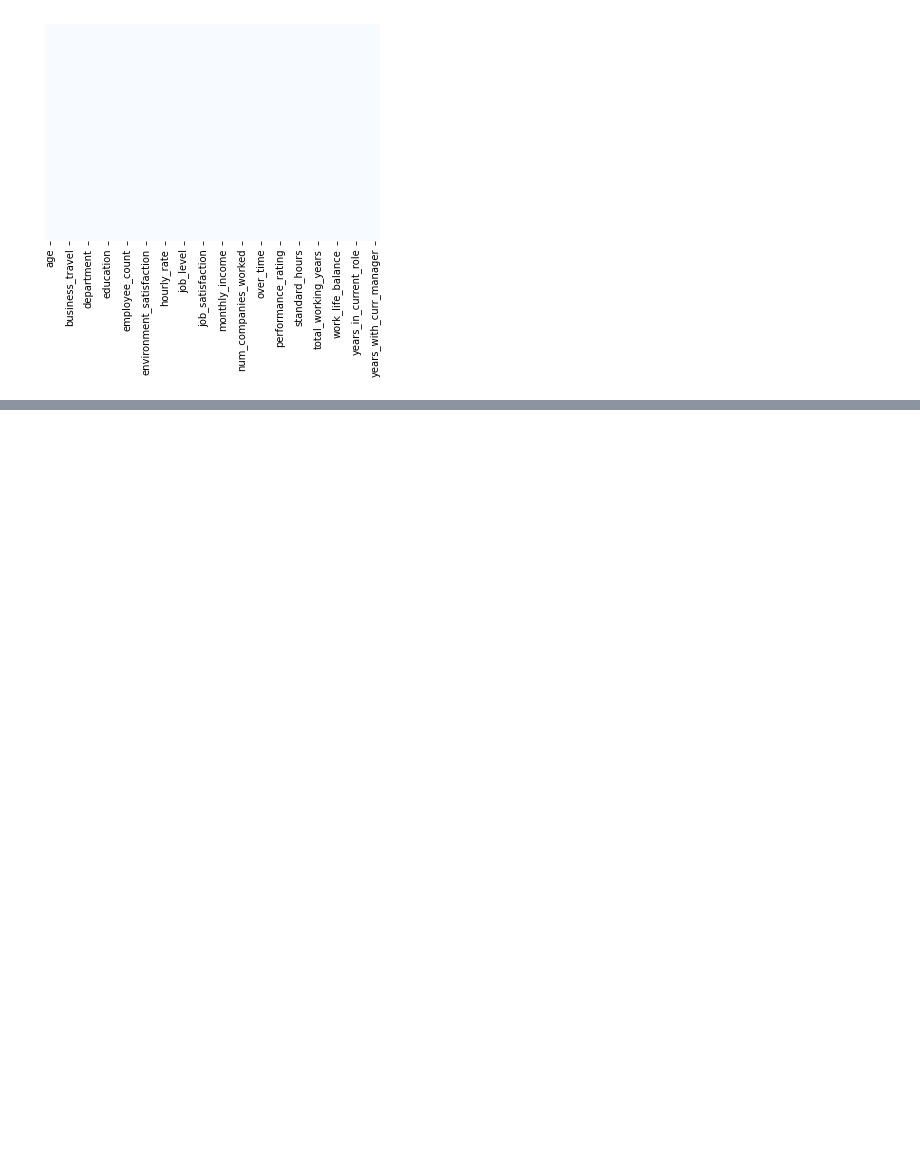
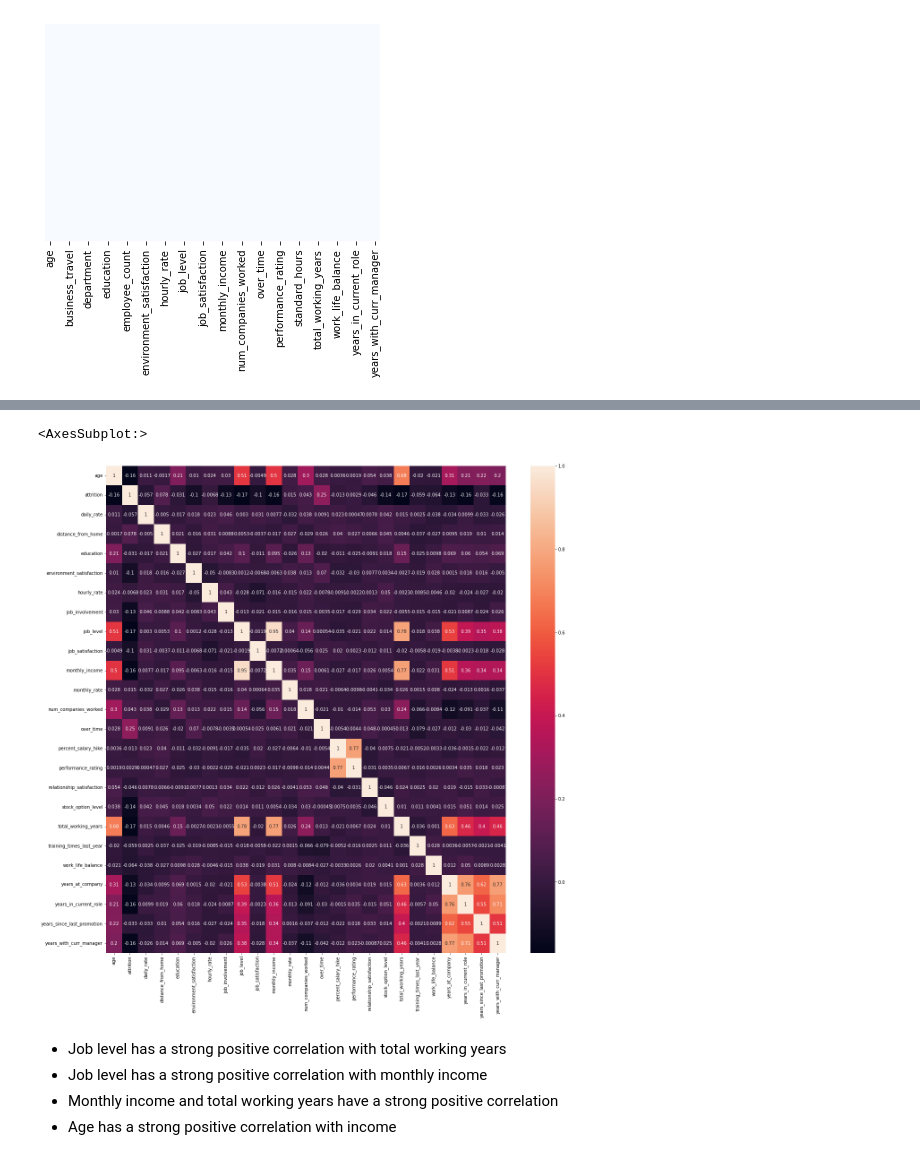
Before and after one commit to JulesMorris/DS-Projects, a Jupyter notebook: Human_Resources_Project/Final.ipynb, the cells around one changed output, grey strips where cells are left out. Saved outputs shown, nothing was run; the diff lists cells and outputs as text; code cells hidden in the pictures; blank space fills up the shorter version.

```diff
--- a/Human_Resources_Project/Final.ipynb
+++ b/Human_Resources_Project/Final.ipynb
@@ -204,0 +263,12 @@ df.head()
+# %%
+correlations = df.corr()
+f, ax = plt.subplots(figsize = (20,20))
+sns.heatmap(correlations, annot = True)
+# %% [output]
+<AxesSubplot:>
+[figure, added]
+# %% [markdown]
+- Job level has a strong positive correlation with total working years
+- Job level has a strong positive correlation with monthly income
+- Monthly income and total working years have a strong positive correlation
+- Age has a strong positive correlation with income
```
Also changed, not shown: parts of 23 cells of this notebook.
